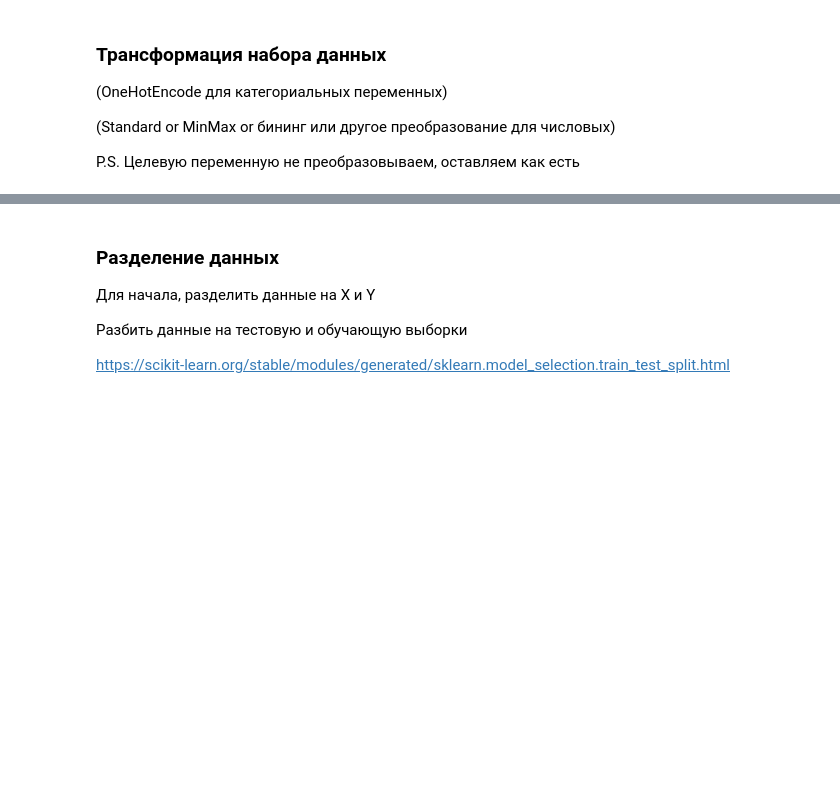
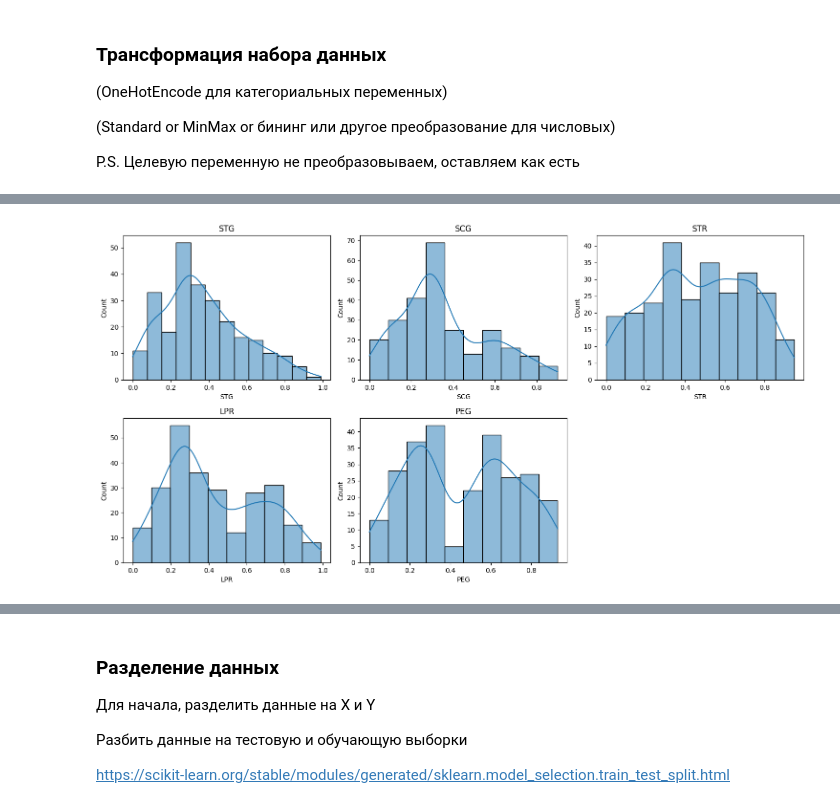
Before and after one commit to SADDLOVE/lab, a Jupyter notebook: lab5/Задание_5.ipynb, the cells around one changed output, grey strips where cells are left out. Saved outputs shown, nothing was run; the diff lists cells and outputs as text; code cells hidden in the pictures; blank space fills up the shorter version.

```diff
--- a/lab5/Задание_5.ipynb
+++ b/lab5/Задание_5.ipynb
@@ -71,12 +92,0 @@ y_train, y_test # 1279 строк на оубчение и 320 строк на
-# %%
-num_columns = df.select_dtypes(include=['float64', 'int64']).columns  # выбираем числвоые колонки
-cat_columns  = df.select_dtypes(include=['category']).columns # выбираем категориальные колонки
-plt.figure(figsize=(15, 15))
-
-for i, column in enumerate(num_columns, 1):
-    plt.subplot(4, 3, i)
-    sns.histplot(df[column], kde=True)
-    plt.title(column)
-
-plt.tight_layout()
-plt.show()
@@ -101,0 +93,3 @@ plt.show()
+# %%
+df = pd.concat([training_dataframe,test_dataframe])
+pd.unique(df['UNS'])
@@ -101,0 +98,3 @@ plt.show()
+# %%
+df['UNS'] = df['UNS'].replace(['Very Low', 'very_low'], 'Very Low')
+pd.unique(df['UNS'])
@@ -153,0 +127,13 @@ pd.concat([df_research, df['Performance Index'], ], axis=1)
+# %%
+from sklearn.preprocessing import OneHotEncoder
+
+df['UNS'] = df['UNS'].astype("category")
+category_cols = df.select_dtypes(include=['category']).columns
+
+one = OneHotEncoder(handle_unknown='ignore')
+
+df_encoded = pd.get_dummies(df, columns=category_cols)
+encoded_features = one.fit_transform(df[category_cols])
+encoded_columns = one.get_feature_names_out(category_cols)
+
+df_encoded
@@ -153,0 +154,13 @@ pd.concat([df_research, df['Performance Index'], ], axis=1)
+# %%
+num_columns = num_columns = df.select_dtypes(include=['float64']).columns
+
+plt.figure(figsize=(15, 15))
+for i, column in enumerate(num_columns, 1):
+    plt.subplot(4, 3, i)
+    sns.histplot(training_dataframe[column], kde=True)
+    plt.title(column)
+
+plt.tight_layout()
+plt.show()
+# %% [output]
+[figure, added]
```
Also changed, not shown: parts of 38 cells of this notebook.
